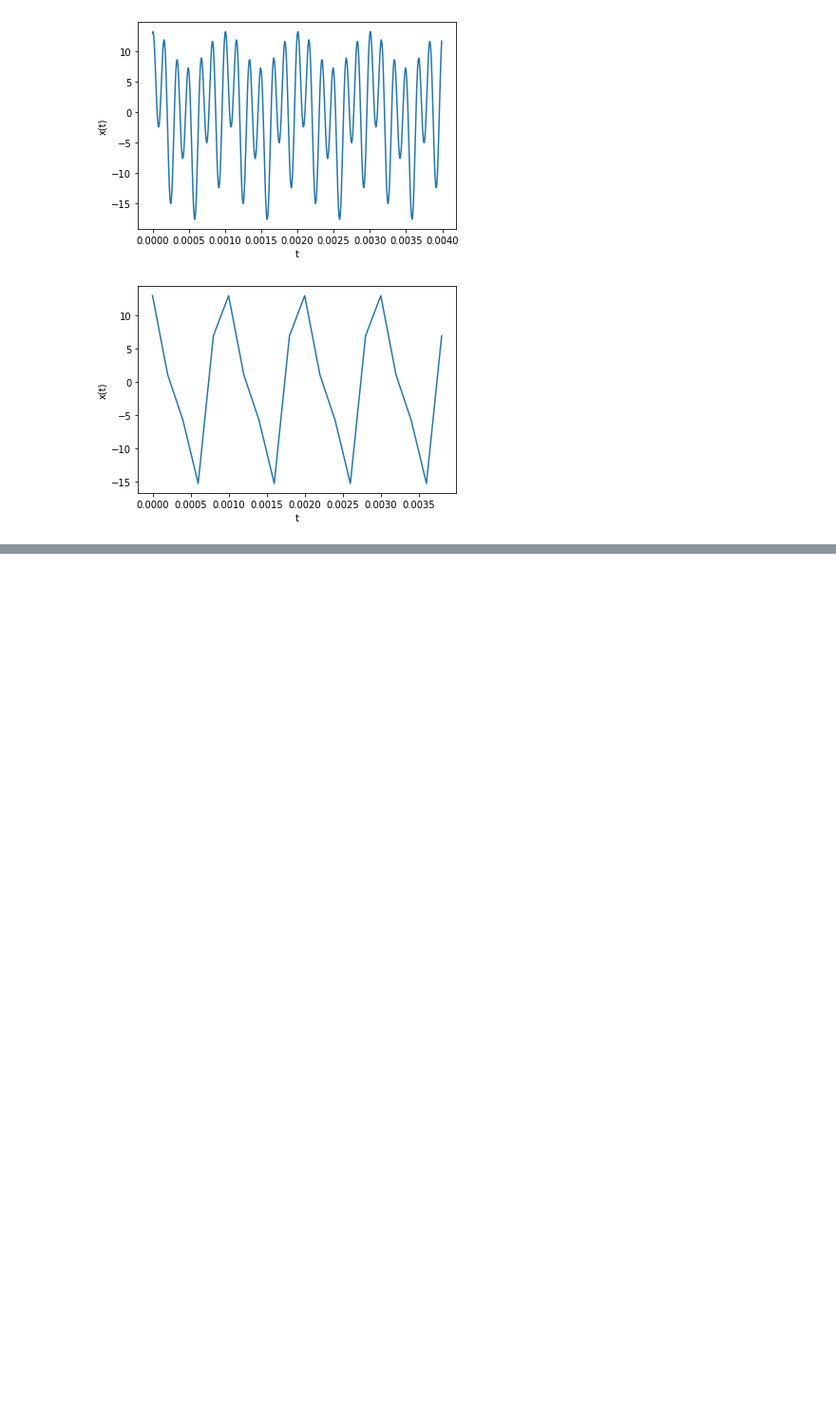
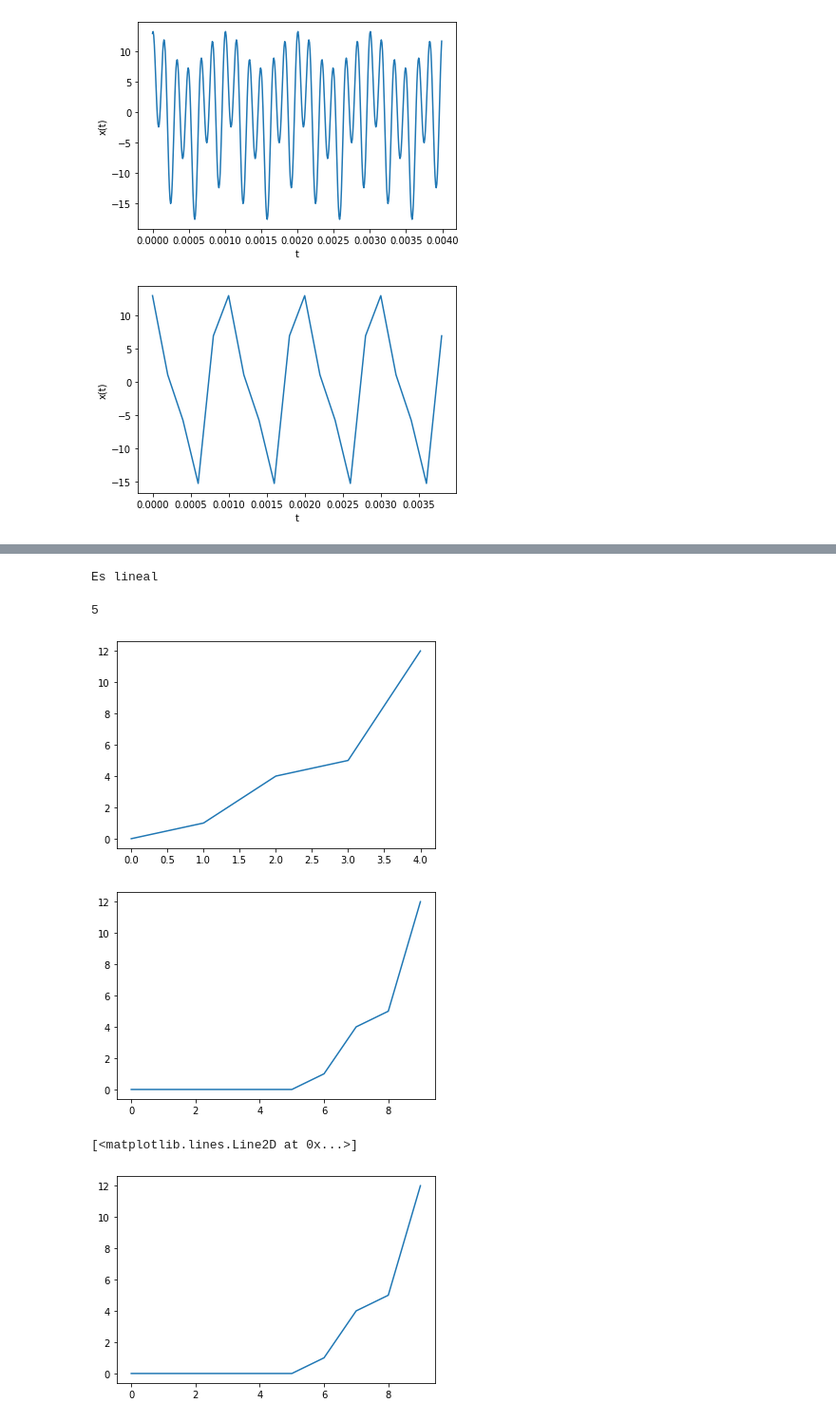
Before and after one commit to jmorand1/Se-ales, a Jupyter notebook: Taller1.ipynb, the cells around one changed output, grey strips where cells are left out. Shown at 95% size. Saved outputs shown, nothing was run; the diff lists cells and outputs as text; code cells hidden in the pictures; blank space fills up the shorter version.

```diff
--- a/Taller1.ipynb
+++ b/Taller1.ipynb
@@ -876,0 +1029,62 @@ $$\cos{\left (\frac{2 \pi}{Fs} Fo n \right )} + \cos{\left (\frac{2 \pi}{Fs} Fo
+# %%
+import numpy as np
+import matplotlib.pyplot as plt
+a = 3
+b = 5
+n=5
+x1 = np.random.randint(0,10,n)
+x2 = np.random.randint(0,10,n)
+y1 = np.zeros(len(x1))
+y2 = np.zeros(len(x2))
+def sis(x):
+  y = np.zeros(len(x))
+  ac = 0
+  for i in range(len(x)):
+    y[i] = ac + x[i]
+    ac = ac+y[i]
+  return y
+x = a*x1+b*x2
+y1 = sis(x)
+y2 = a*sis(x1)+b*sis(x2)
+if (y1==y2).all():
+  print("Es lineal")
+else:
+  print("No es lineal")
+# %% [output]
+Es lineal
+# %%
+import numpy as np
+import matplotlib.pyplot as plt
+no = 5
+print(no)
+n=5
+x = np.random.randint(0,10,n)
+y3 = np.zeros(len(x))
+y2 = np.zeros(len(x)+no)
+y1 = np.zeros(len(x)+no)
+def sis(x):
+  y = np.zeros(len(x))
+  ac = 0
+  for i in range(len(x)):
+    y[i] = ac + x[i]
+    ac = ac+y[i]
+  return y
+z = np.zeros(no)
+xn = np.hstack((z,x))
+#print(len(xn))
+#print(xn)
+y3 = sis(x)
+y1 = sis(xn)
+y2 = np.hstack((z,y3))
+
+plt.plot(y3)
+plt.show()
+plt.plot(y1)
+plt.show()
+plt.plot(y2)
+# %% [output]
+5
+[figure, added]
+[figure, added]
+[<matplotlib.lines.Line2D at 0x...>]
+[figure, added]
```
Also changed, not shown: parts of 26 cells of this notebook.
